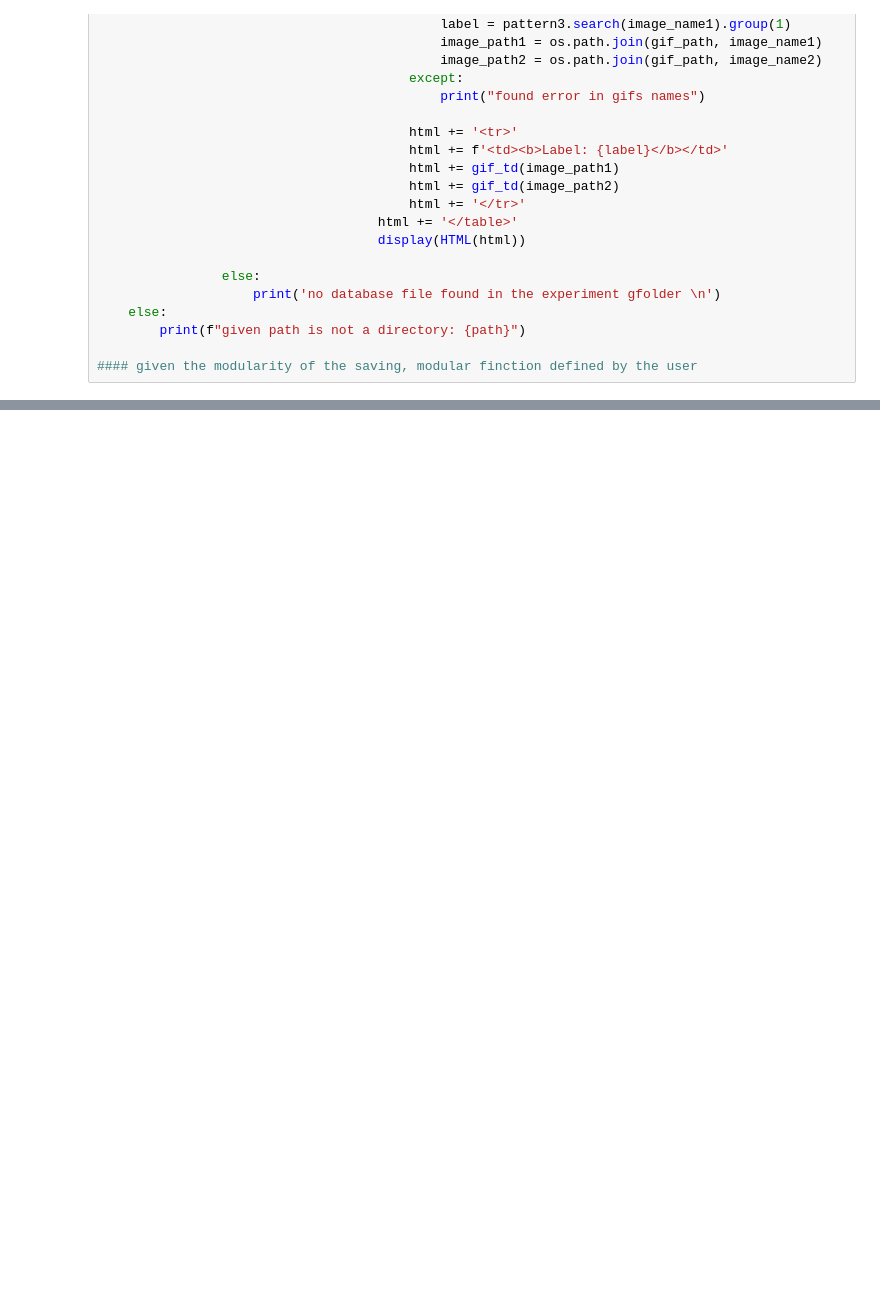
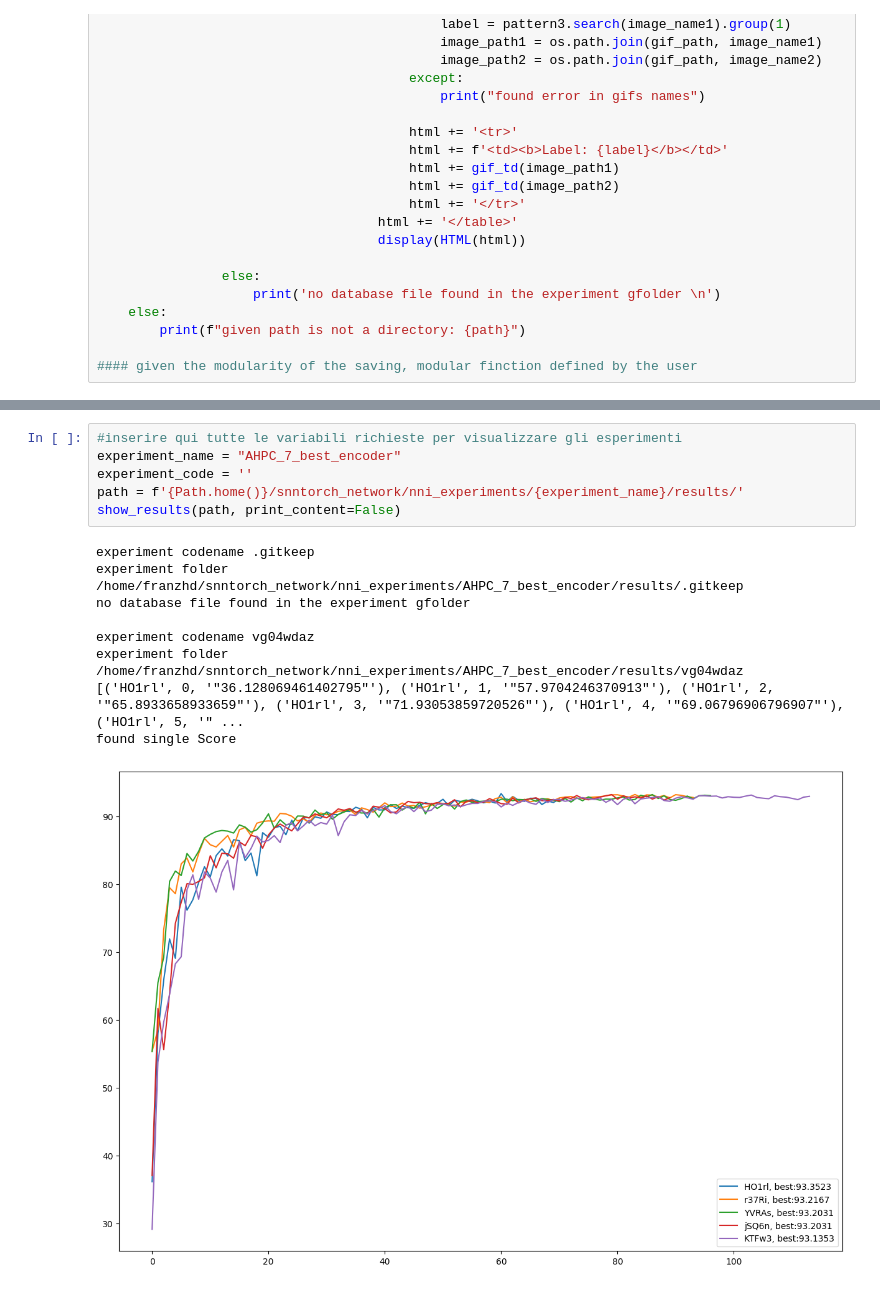
Before and after one commit to franzhd/snntorch_network, a Jupyter notebook: notebook/experiment_visualizer.ipynb, the cells around one changed output, grey strips where cells are left out. Saved outputs shown, nothing was run; the diff lists cells and outputs as text; blank space fills up the shorter version.

```diff
--- a/notebook/experiment_visualizer.ipynb
+++ b/notebook/experiment_visualizer.ipynb
@@ -360,0 +395,16 @@ The gif_path does not exist.
+# %%
+#inserire qui tutte le variabili richieste per visualizzare gli esperimenti
+experiment_name = "AHPC_7_best_encoder"
+experiment_code = ''
+path = f'{Path.home()}/snntorch_network/nni_experiments/{experiment_name}/results/'
+show_results(path, print_content=False)
+# %% [output]
+experiment codename .gitkeep
+experiment folder /home/franzhd/snntorch_network/nni_experiments/AHPC_7_best_encoder/results/.gitkeep
+no database file found in the experiment gfolder
+
+experiment codename vg04wdaz
+experiment folder /home/franzhd/snntorch_network/nni_experiments/AHPC_7_best_encoder/results/vg04wdaz
+[('HO1rl', 0, '"36.128069461402795"'), ('HO1rl', 1, '"57.9704246370913"'), ('HO1rl', 2, '"65.8933658933659"'), ('HO1rl', 3, '"71.93053859720526"'), ('HO1rl', 4, '"69.06796906796907"'), ('HO1rl', 5, '" ...
+found single Score
+[figure, added]
```
Also changed, not shown: parts of 6 cells of this notebook, 7 other files.
